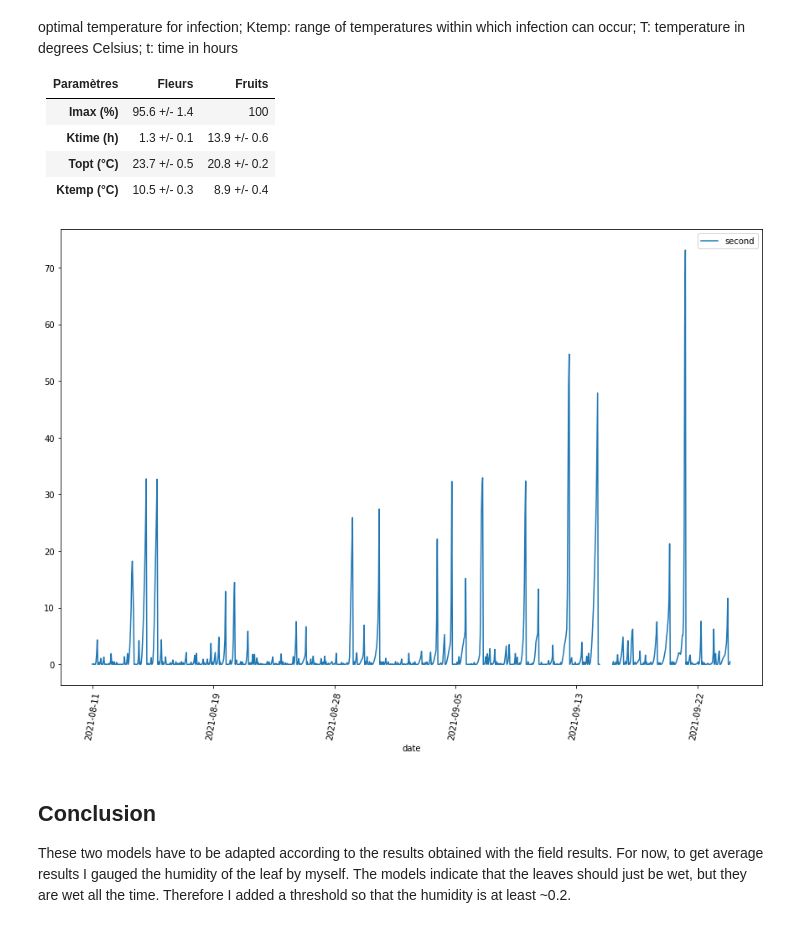
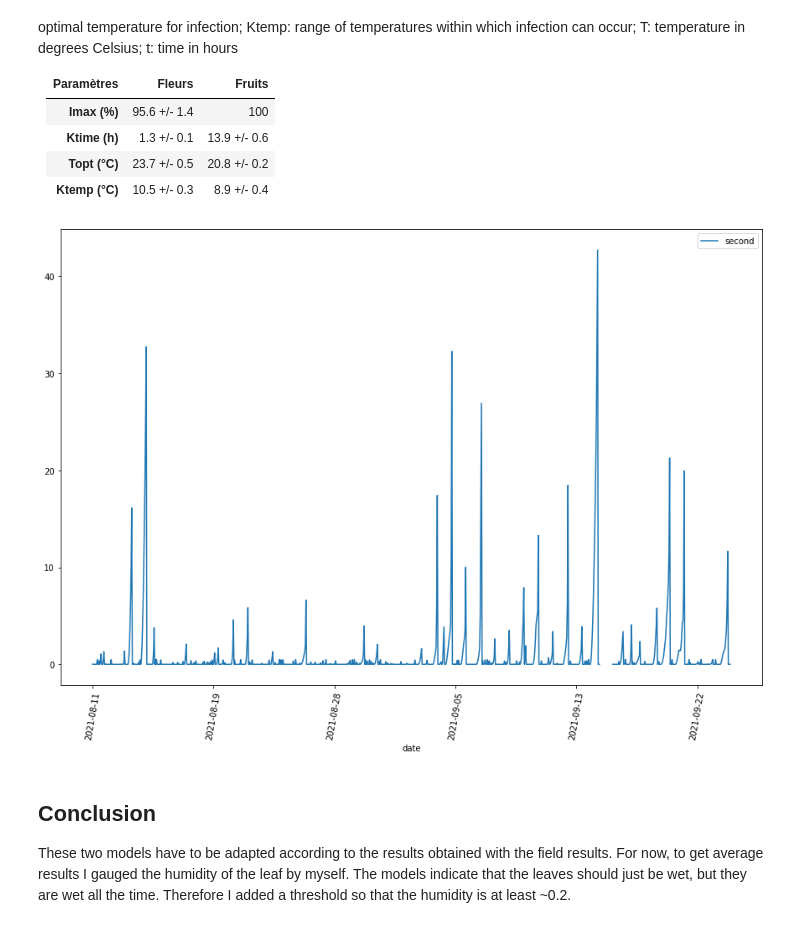
Before and after one commit to 3rtex/disease_models, a Jupyter notebook: hemp/botrytis.ipynb, the cells around one changed output. Drawn from its saved outputs; the diff is of its cells as text; code cells hidden in the pictures.

```diff
--- a/hemp/botrytis.ipynb
+++ b/hemp/botrytis.ipynb
@@ -104,34 +105,34 @@ Imax: the maximum proportion of infection; Ktime: time to reach 63% of Imax at T
 # %%
 def second_model():
     df['second'] = 0.0  # add a column for our results
 
     IMAX = 95.6
     KTIME = 13.9 # model doesn't work with 1.3 as mentionned in the Fleurs column so we took Fruits value
     TOPT = 23.7
     KTEMP = 10.5
 
     consecutive_leaf_moisture = 0
 
     for i, row in df.iterrows():
 
         # Check it's humid enough for consecutive humidity
-        if row.leafsensor_moisture < 0.2 and row.airsensor_moisture < 90:
+        if row.leafsensor_moisture < 0.25 and row.airsensor_moisture < 90:
             consecutive_leaf_moisture = 0
         else:
             consecutive_leaf_moisture += 1
 
         # Equation of second model
         Q = np.exp(-pow((row.airsensor_temperature - TOPT)/KTEMP, 2))
         df.at[i, 'second'] = IMAX * (1 - np.exp(-pow(Q*consecutive_leaf_moisture/KTIME, 2)))
 
 
 second_model() # Compute second model
 
 # Display results
 second_model = df.plot(x="date", y="second", rot=80)
 _ = second_model.set_xticklabels(xdate)
 # %% [output]
-[figure, old version]
+[figure, new version]
 # %% [markdown]
 ## Conclusion
 
```
Also changed, not shown: parts of 3 cells of this notebook, 14 other files.
